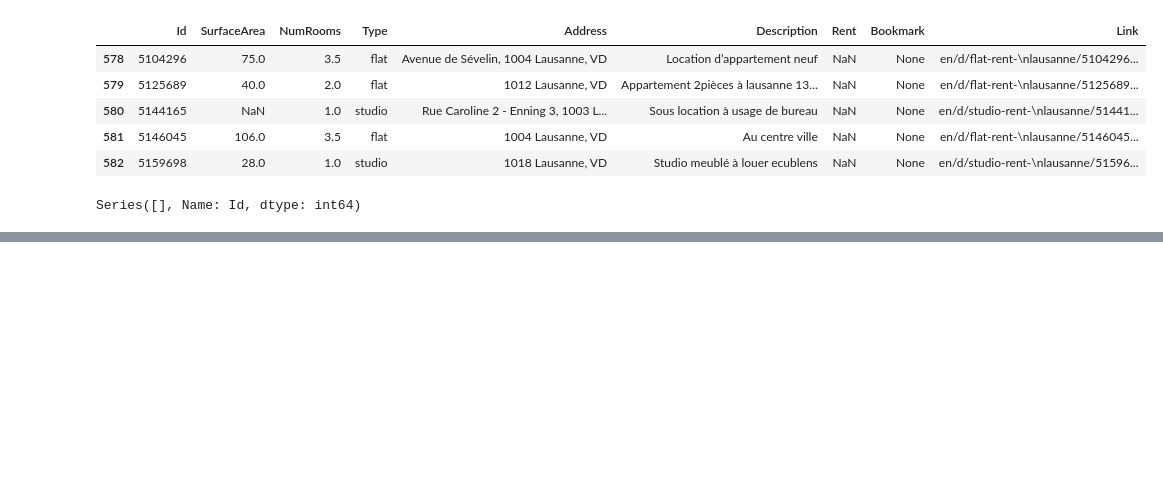
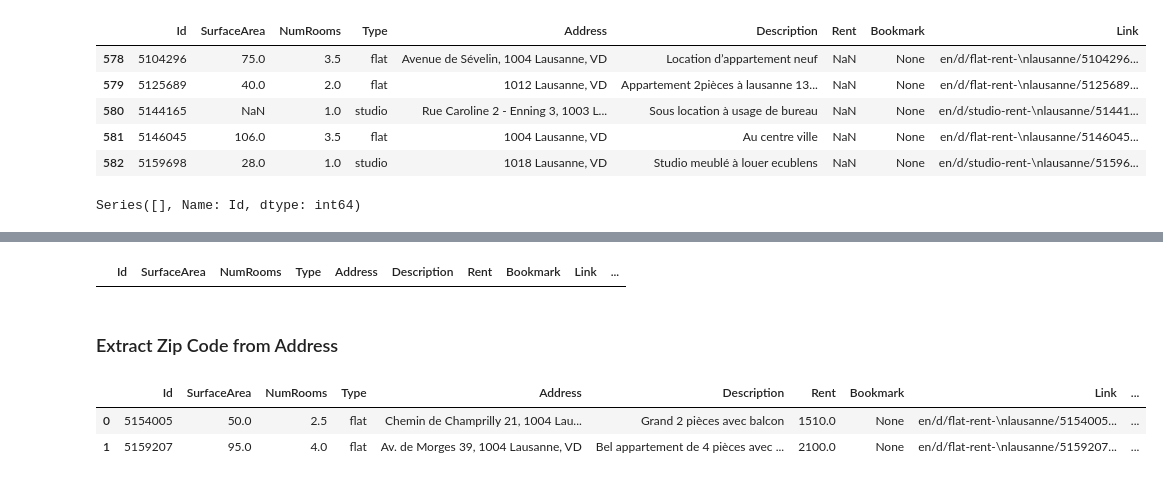
Before and after one commit to hamedrazavi/rental_analysis_switzerland_immoscout24, a Jupyter notebook: src/rental_analysis_lausanne.ipynb, the cells around one changed output, grey strips where cells are left out. Cells and saved outputs as stored; diff of their text form; code cells hidden in the pictures; blank space fills up the shorter version.

```diff
--- a/src/rental_analysis_lausanne.ipynb
+++ b/src/rental_analysis_lausanne.ipynb
@@ -25,0 +77,4 @@ Series([], Name: Id, dtype: int64)
+# %%
+df[df['RentPerArea'] > 2000]
+# %% [output]
+|  | Id | SurfaceArea | NumRooms | Type | Address | Description | Rent | Bookmark | Link | ... |
@@ -25,0 +83,2 @@ Series([], Name: Id, dtype: int64)
+# %% [markdown]
+### Extract Zip Code from Address
@@ -25,0 +98,6 @@ Series([], Name: Id, dtype: int64)
+# %%
+df.head(2)
+# %% [output]
+|  | Id | SurfaceArea | NumRooms | Type | Address | Description | Rent | Bookmark | Link | ... |
+| 0 | 5154005 | 50.0 | 2.5 | flat | Chemin de Champrilly 21, 1004 Lau... | Grand 2 pièces avec balcon | 1510.0 | None | en/d/flat-rent-\nlausanne/5154005... | ... |
+| 1 | 5159207 | 95.0 | 4.0 | flat | Av. de Morges 39, 1004 Lausanne, VD | Bel appartement de 4 pièces avec ... | 2100.0 | None | en/d/flat-rent-\nlausanne/5159207... | ... |
```
Also changed, not shown: parts of 25 cells of this notebook, 1 other file.
